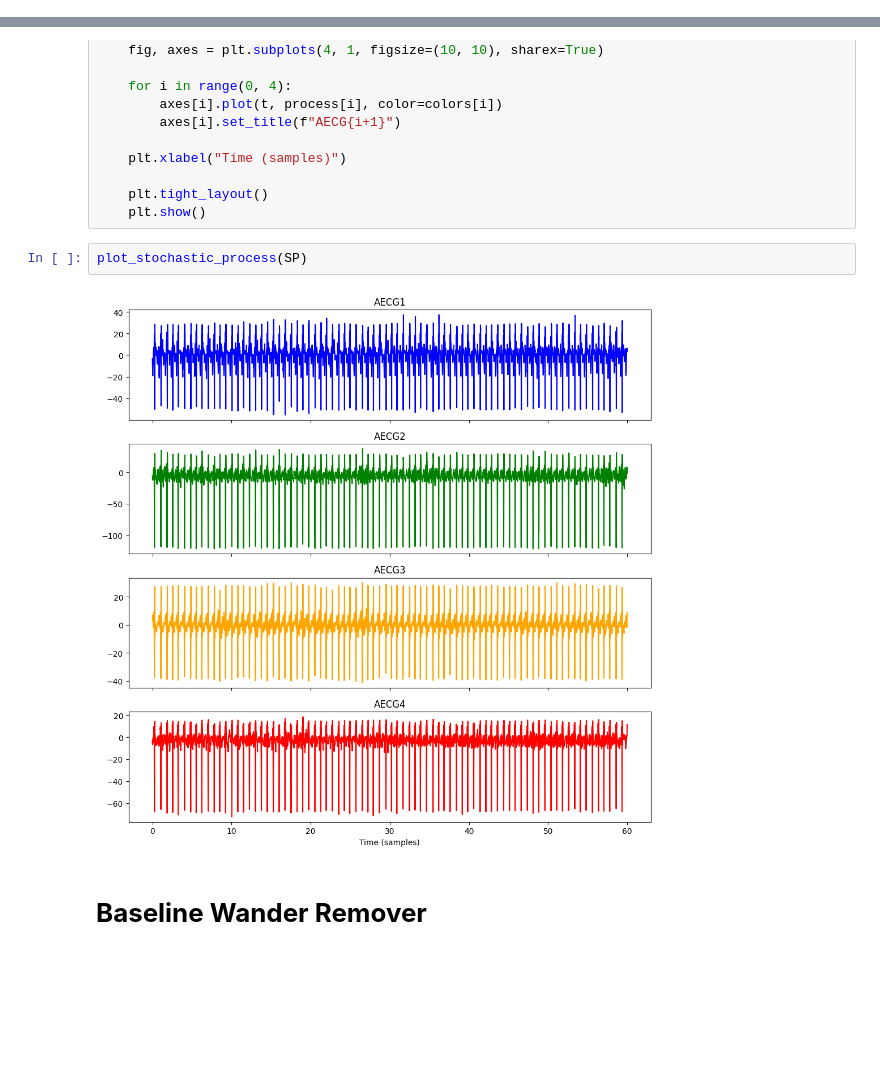
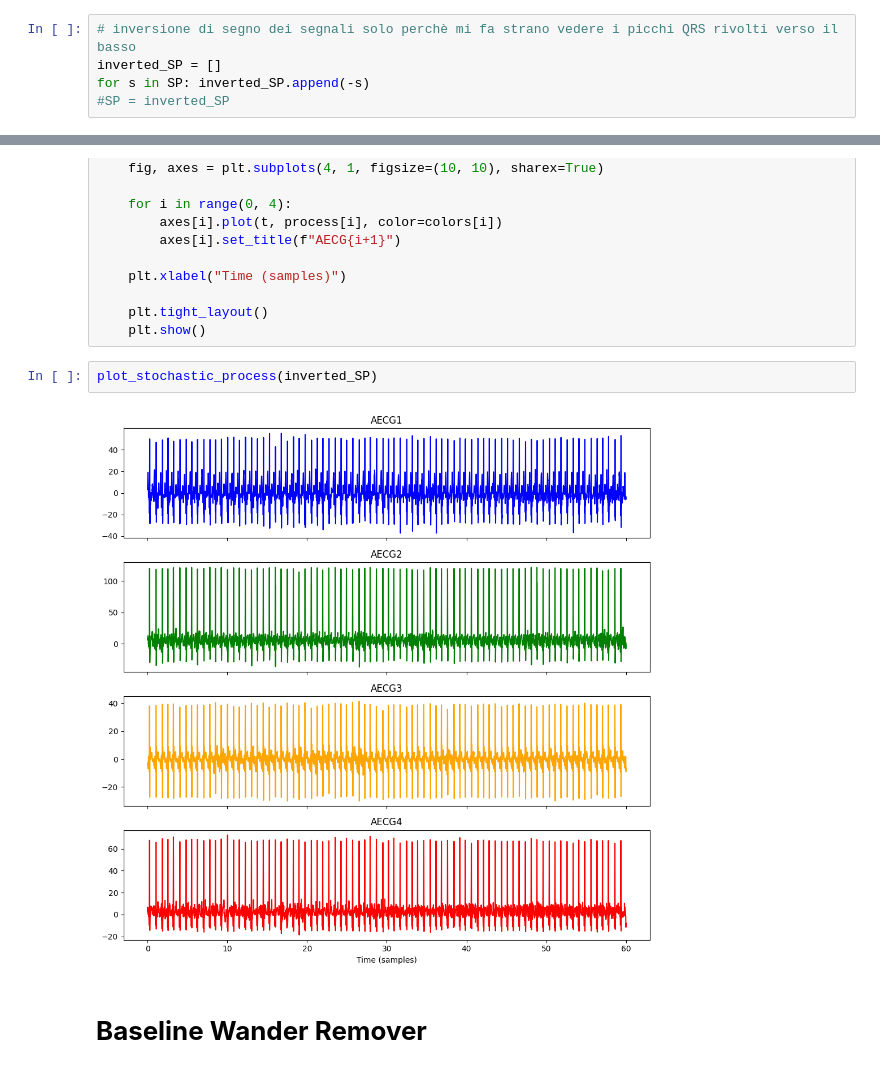
Before and after one commit to EmanueleGiavardi/BSP_project, a Jupyter notebook: test.ipynb, the cells around one changed output, grey strips where cells are left out. Drawn from its saved outputs; the diff is of its cells as text; blank space fills up the shorter version.

```diff
--- a/test.ipynb
+++ b/test.ipynb
@@ -37,6 +38,11 @@ def extract_stochastic_process(filename):
 
 t, SP = extract_stochastic_process(test_sp)
 sf = 1000 #sampling frequency
+# %%
+# inversione di segno dei segnali solo perchè mi fa strano vedere i picchi QRS rivolti verso il basso
+inverted_SP = []
+for s in SP: inverted_SP.append(-s)
+#SP = inverted_SP
 # %%
 colors = ['blue', 'green', 'orange', 'red']
 
@@ -89,9 +95,9 @@ def plot_stochastic_process(process):
     plt.tight_layout()
     plt.show()
 # %%
-plot_stochastic_process(SP)
+plot_stochastic_process(inverted_SP)
 # %% [output]
-[figure, old version]
+[figure, new version]
 # %% [markdown]
 # <b>Baseline Wander Remover</b>
 # %% [markdown]
```
Also changed, not shown: parts of 10 cells of this notebook.
